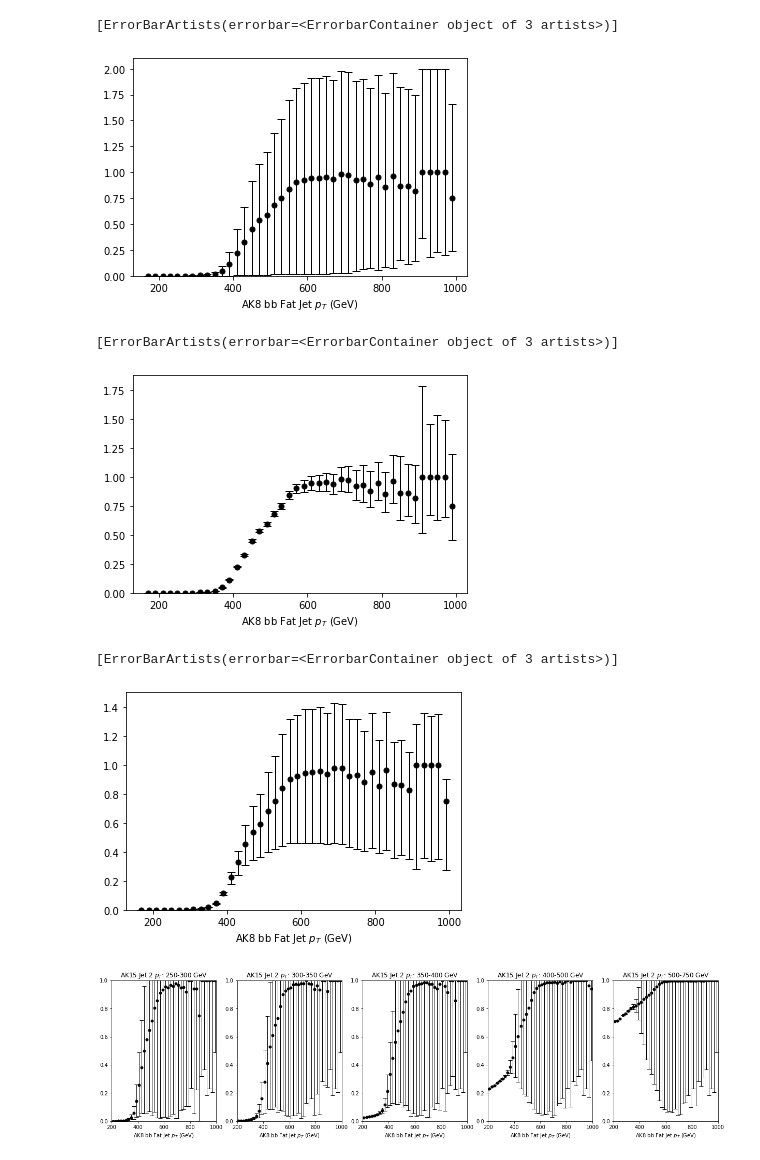
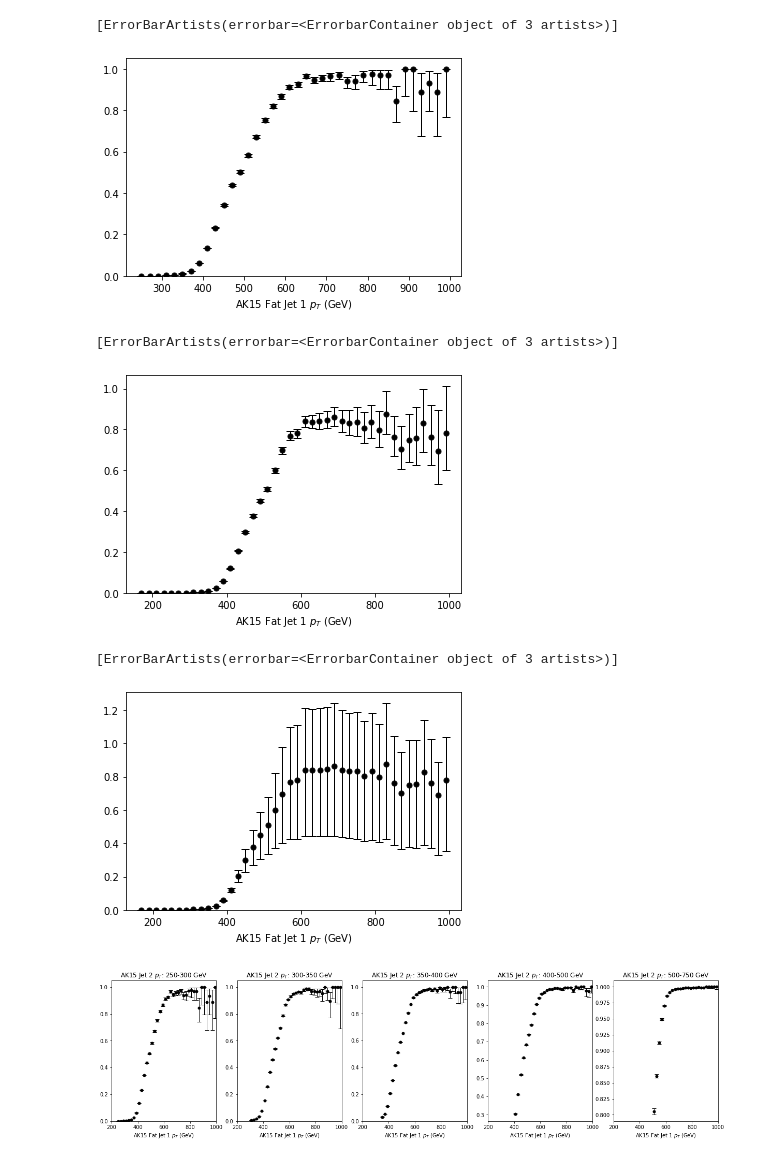
Before and after one commit to rkansal47/HHbbVV, a Jupyter notebook: binder/plotJetHTTriggerEfficiencies_1D_Jul15.ipynb, the cells around one changed output. Cells and saved outputs as stored; diff of their text form; code cells hidden in the pictures.

Commit message:
fix clopper pearson unc

```diff
--- a/binder/plotJetHTTriggerEfficiencies_1D_Jul15.ipynb
+++ b/binder/plotJetHTTriggerEfficiencies_1D_Jul15.ipynb
@@ -5,9 +5,16 @@ import hist
 import mplhep as hep
 import numpy as np
 from coffea import hist as hist2
+# %%
+tag = 'ak15only_3dbinning'
+#tag = 'hybrid_3dbinning'
 # %%
-with open('../out_hybrid.pickle', 'rb') as f:
-#with open('../out_morebins.pickle', 'rb') as f:
+if 'hybrid' in tag:
+    fname = '../outPickles/out_hybrid.pickle'
+else:
+    fname = '../outPickles/out_morebins.pickle'
+
+with open(fname, 'rb') as f:
     x = pickle.load(f)
 # %%
 print(x)
@@ -24,9 +31,10 @@ print(x)
 # %%
-jetpt_den = x['den'][{"bbjetmsd": sum}]
-jetpt_num = x['num'][{"bbjetmsd": sum}]
-
-#jetpt_den = x['den'][{"jet1msd": sum}]
-#jetpt_num = x['num'][{"jet1msd": sum}]
+if 'hybrid' in tag:
+    jetpt_den = x['den'][{"bbjetmsd": sum}]
+    jetpt_num = x['num'][{"bbjetmsd": sum}]
+else:
+    jetpt_den = x['den'][{"jet1msd": sum}]
+    jetpt_num = x['num'][{"jet1msd": sum}]
 print(jetpt_den[0,:])
 # %% [output]
                      +-------------------------------------------------------+
@@ -62,14 +70,14 @@ hep.histplot(jetpt_num[0,:]/jetpt_den[0,:], yerr=np.sqrt(jetpt_num[0,:])/jetpt_d
 # %%
 from hist.intervals import clopper_pearson_interval
 
-jetpt_num[0,:].view()
-hep.histplot(jetpt_num[0,:]/jetpt_den[0,:],
-             yerr=clopper_pearson_interval(jetpt_num[0,:].view(), jetpt_den[0,:].view()),
+jetpt_num[1,:].view()
+hep.histplot(jetpt_num[1,:]/jetpt_den[1,:],
+             yerr=abs(clopper_pearson_interval(jetpt_num[1,:].view(), jetpt_den[1,:].view()) - jetpt_num[1,:].view()/jetpt_den[1,:].view()),
              histtype='errorbar', color='k', capsize=4, elinewidth=1,
 )
 # %% [output]
 [ErrorBarArtists(errorbar=<ErrorbarContainer object of 3 artists>)]
-[figure, old version]
+[figure, new version]
 # %%
 from hist.intervals import ratio_uncertainty
 
@@ -79,7 +87,7 @@ hep.histplot(jetpt_num[0,:]/jetpt_den[0,:],
 )
 # %% [output]
 [ErrorBarArtists(errorbar=<ErrorbarContainer object of 3 artists>)]
-[figure, old version]
+[figure, new version]
 # %%
 
 hep.histplot(jetpt_num[0,:]/jetpt_den[0,:],
@@ -88,20 +96,23 @@ hep.histplot(jetpt_num[0,:]/jetpt_den[0,:],
 )
 # %% [output]
 [ErrorBarArtists(errorbar=<ErrorbarContainer object of 3 artists>)]
-[figure, old version]
+[figure, new version]
 # %%
 fig, ax = plt.subplots(1, 5, figsize=(21,5))
 
 ptbins = ['0-250','250-300', '300-350', '350-400', '400-500', '500-750', '750-1000']
 for i in range(1,6):
     hep.histplot(jetpt_num[i,:]/jetpt_den[i,:],
-                 yerr=clopper_pearson_interval(jetpt_num[0,:].view(), jetpt_den[0,:].view()),
+                 # yerr is the relative shift from the y value
+                 yerr=abs(clopper_pearson_interval(jetpt_num[i,:].view(), jetpt_den[i,:].view()) - jetpt_num[i,:].view()/jetpt_den[i,:].view()),
                  ax = ax[i-1],
                  histtype='errorbar', color='k', capsize=4, elinewidth=1,
 
     )
-    ax[i-1].set_ylim(0, 1)
+    #ax[i-1].set_ylim(0, 1)
     ax[i-1].set_xlim(200, 1000)
     ax[i-1].set_title(r'AK15 Jet 2 $p_T$: %s GeV'%ptbins[i])
+
+fig.savefig('plots/1deff_%s.pdf'%tag)
 # %% [output]
-[figure, old version]
+[figure, new version]
```
Also changed, not shown: parts of 4 cells of this notebook.
